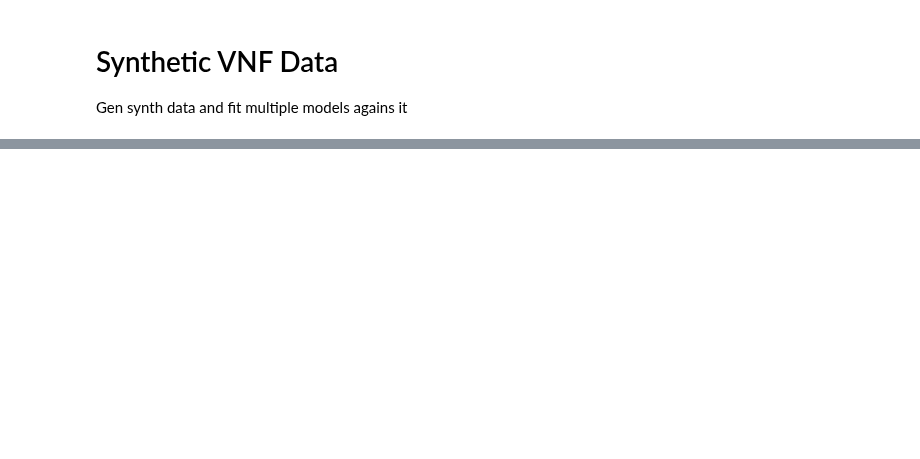
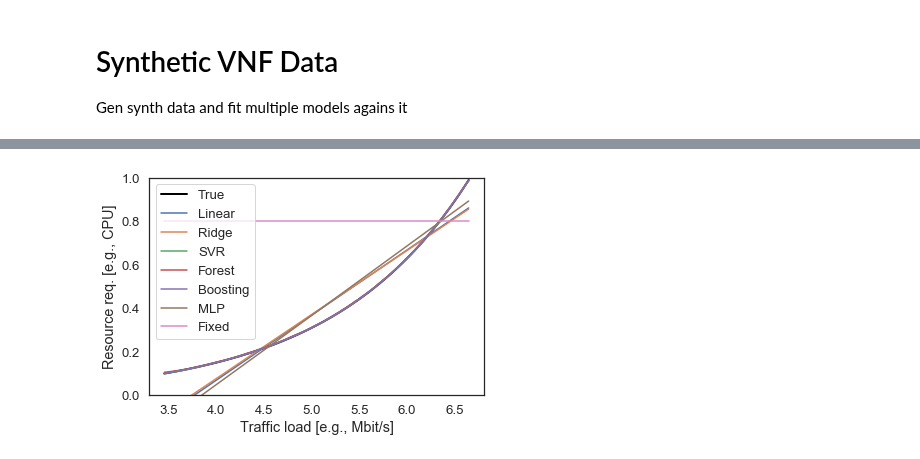
Before and after one commit to CN-UPB/ml-for-resource-allocation, a Jupyter notebook: synth_data.ipynb, the cells around one changed output, grey strips where cells are left out. Saved outputs shown, nothing was run; the diff lists cells and outputs as text; code cells hidden in the pictures; blank space fills up the shorter version.

```diff
--- a/synth_data.ipynb
+++ b/synth_data.ipynb
@@ -168,0 +170,20 @@ CV RMSE of FixedModel: 0.30476112171679437 (+/-0.19909124881970067)
+# %%
+# plot
+def plot_predictions(models, labels, X, y):
+    assert len(models) == len(labels)
+
+    fig, ax = plt.subplots()
+    plt.plot(X[thr_col], y, label='True', color='black', linewidth=2)
+
+    for i in range(len(models)):
+        models[i].fit(X, y)
+        plt.plot(X[thr_col], models[i].predict(X), label=labels[i])
+
+    plt.xlabel(thr_col)
+    plt.ylabel(cpu_col)
+    plt.ylim(0, 1)
+    plt.legend()
+# %%
+plot_predictions(models_tuned, labels, X, y)
+# %% [output]
+[figure, added]
```
Also changed, not shown: parts of 4 cells of this notebook, 12 other files.
